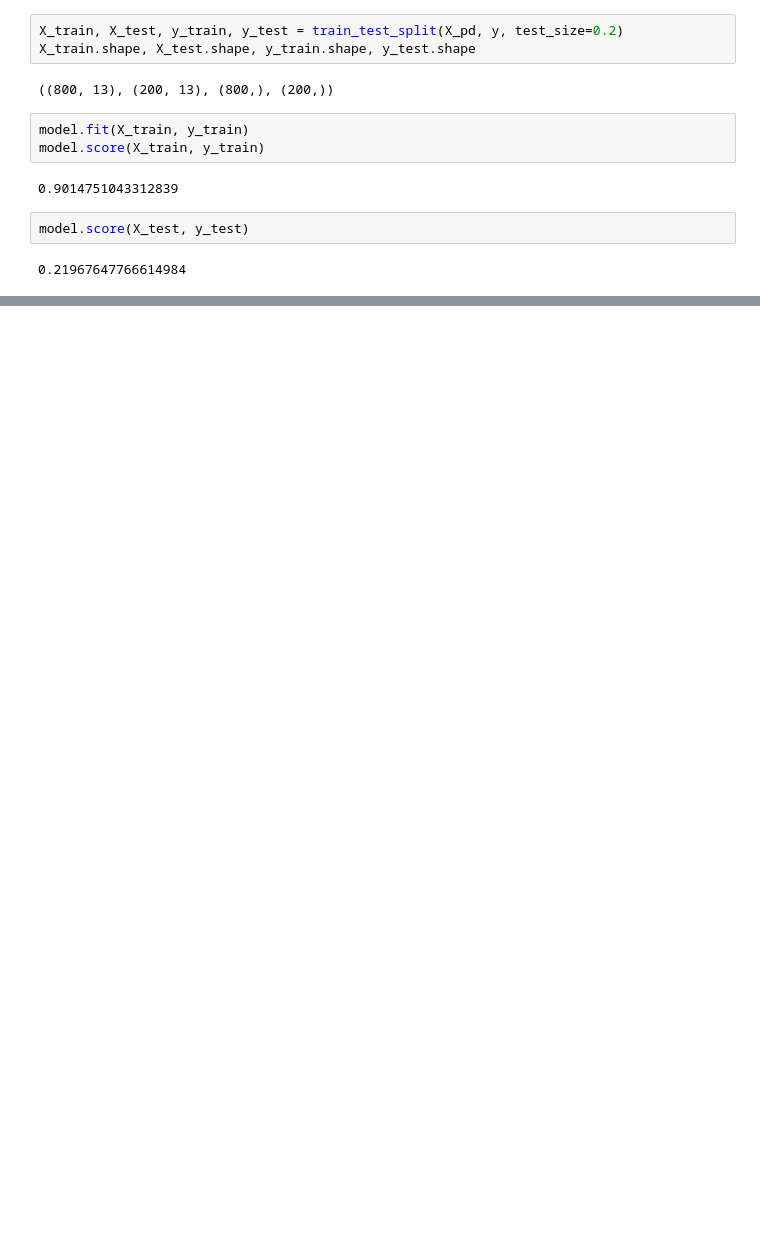
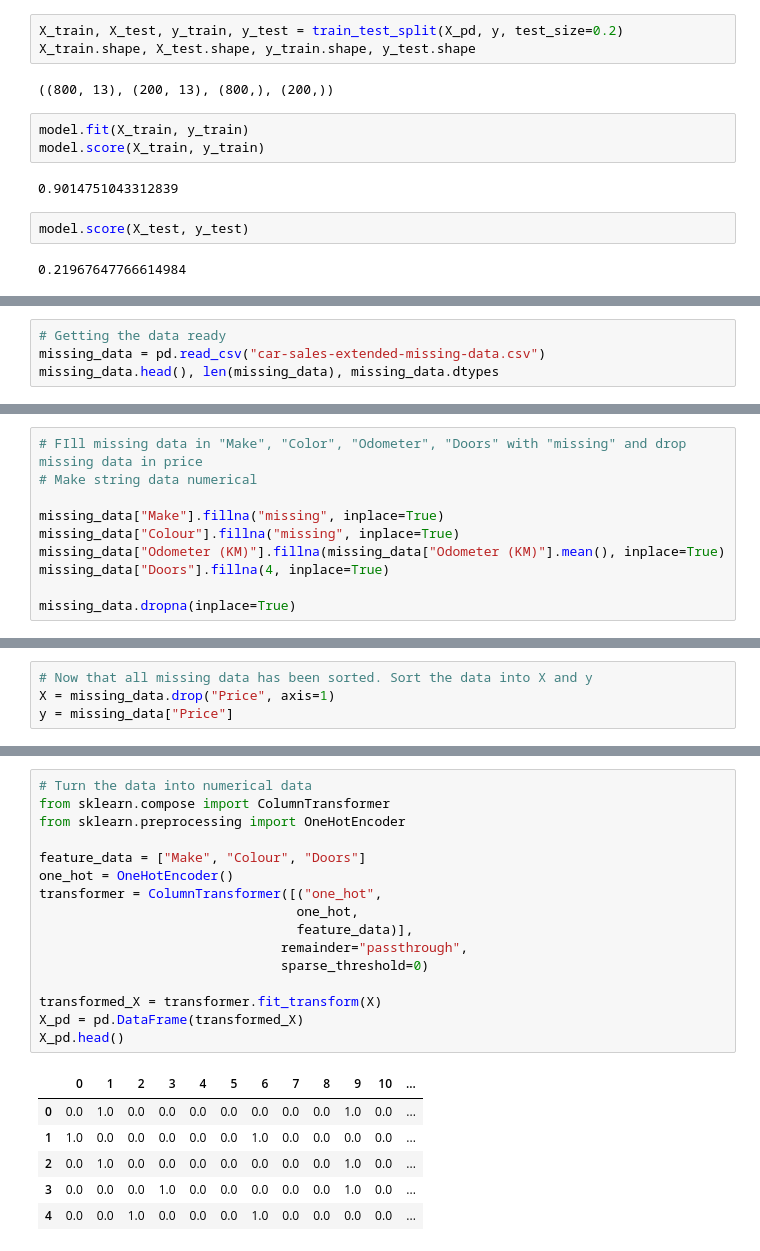
Before and after one commit to msnkr/python_projects, a Jupyter notebook: ML/introduction-to-scikitlearn/introduction-to-scikitlearn.ipynb, the cells around one changed output, grey strips where cells are left out. Drawn from its saved outputs; the diff is of its cells as text; blank space fills up the shorter version.

```diff
--- a/ML/introduction-to-scikitlearn/introduction-to-scikitlearn.ipynb
+++ b/ML/introduction-to-scikitlearn/introduction-to-scikitlearn.ipynb
@@ -598,0 +625,4 @@ model.score(X_test, y_test)
+# %%
+# Getting the data ready
+missing_data = pd.read_csv("car-sales-extended-missing-data.csv")
+missing_data.head(), len(missing_data), missing_data.dtypes
@@ -598,0 +652,10 @@ model.score(X_test, y_test)
+# %%
+# FIll missing data in "Make", "Color", "Odometer", "Doors" with "missing" and drop missing data in price
+# Make string data numerical
+
+missing_data["Make"].fillna("missing", inplace=True)
+missing_data["Colour"].fillna("missing", inplace=True)
+missing_data["Odometer (KM)"].fillna(missing_data["Odometer (KM)"].mean(), inplace=True)
+missing_data["Doors"].fillna(4, inplace=True)
+
+missing_data.dropna(inplace=True)
@@ -598,0 +671,4 @@ model.score(X_test, y_test)
+# %%
+# Now that all missing data has been sorted. Sort the data into X and y
+X = missing_data.drop("Price", axis=1)
+y = missing_data["Price"]
@@ -598,0 +690,23 @@ model.score(X_test, y_test)
+# %%
+# Turn the data into numerical data
+from sklearn.compose import ColumnTransformer
+from sklearn.preprocessing import OneHotEncoder
+
+feature_data = ["Make", "Colour", "Doors"]
+one_hot = OneHotEncoder()
+transformer = ColumnTransformer([("one_hot",
+                                 one_hot,
+                                 feature_data)],
+                               remainder="passthrough",
+                               sparse_threshold=0)
+
+transformed_X = transformer.fit_transform(X)
+X_pd = pd.DataFrame(transformed_X)
+X_pd.head()
+# %% [output]
+|  | 0 | 1 | 2 | 3 | 4 | 5 | 6 | 7 | 8 | 9 | 10 | ... |
+| 0 | 0.0 | 1.0 | 0.0 | 0.0 | 0.0 | 0.0 | 0.0 | 0.0 | 0.0 | 1.0 | 0.0 | ... |
+| 1 | 1.0 | 0.0 | 0.0 | 0.0 | 0.0 | 0.0 | 1.0 | 0.0 | 0.0 | 0.0 | 0.0 | ... |
+| 2 | 0.0 | 1.0 | 0.0 | 0.0 | 0.0 | 0.0 | 0.0 | 0.0 | 0.0 | 1.0 | 0.0 | ... |
+| 3 | 0.0 | 0.0 | 0.0 | 1.0 | 0.0 | 0.0 | 0.0 | 0.0 | 0.0 | 1.0 | 0.0 | ... |
+| 4 | 0.0 | 0.0 | 1.0 | 0.0 | 0.0 | 0.0 | 1.0 | 0.0 | 0.0 | 0.0 | 0.0 | ... |
```
Also changed, not shown: parts of 13 cells of this notebook.
